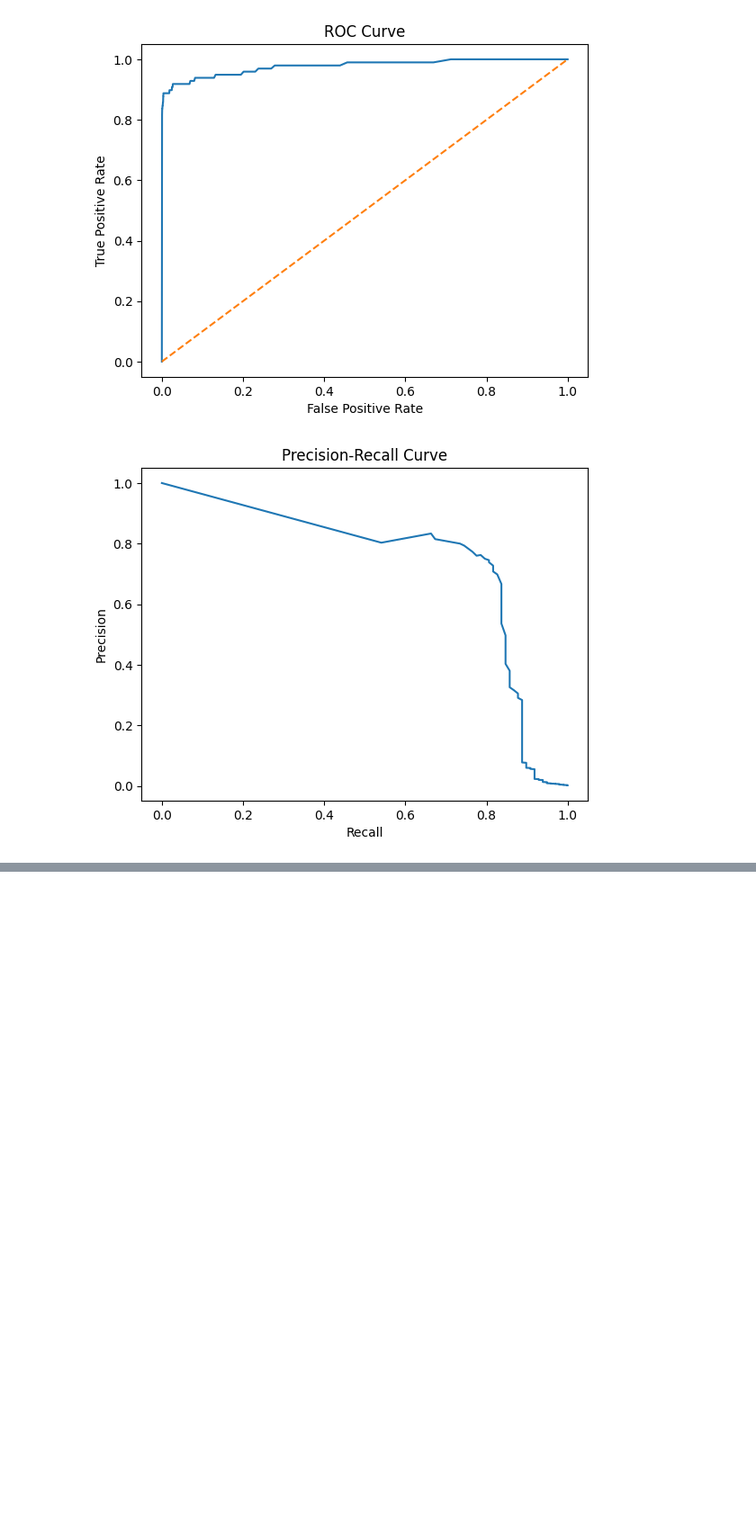
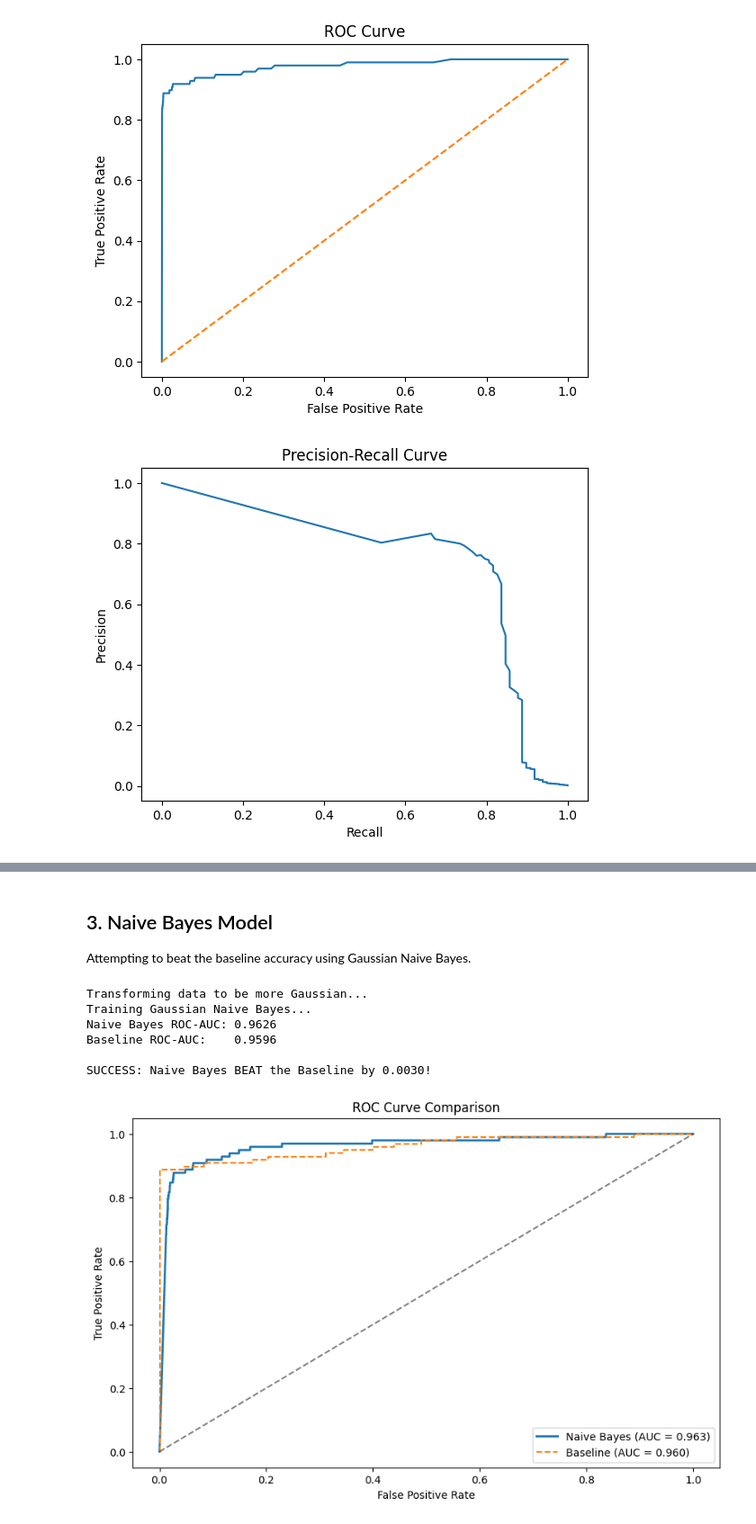
Before and after one commit to CSI-AI-5130/AI_Final_Project, a Jupyter notebook: CreditCardFraud.ipynb, the cells around one changed output, grey strips where cells are left out. Shown: that part at 90% size. Cells and saved outputs as stored; diff of their text form; code cells hidden in the pictures; blank space fills up the shorter version.

```diff
--- a/CreditCardFraud.ipynb
+++ b/CreditCardFraud.ipynb
@@ -294,0 +433,66 @@ F1-score (threshold=0.5): 0.0827
+# %% [markdown]
+## 3. Naive Bayes Model
+Attempting to beat the baseline accuracy using Gaussian Naive Bayes.
+# %%
+from sklearn.naive_bayes import GaussianNB
+from sklearn.preprocessing import PowerTransformer
+from sklearn.metrics import roc_auc_score, roc_curve
+import matplotlib.pyplot as plt
+
+# Preprocessing using Power Transformer as Gaussian Naive Bayes works best when features are normally distributed as in bell curve.
+# PowerTransformer helps converts the features to look more Gaussian.
+pt = PowerTransformer(method='yeo-johnson')
+
+print("Transforming data to be more Gaussian...")
+X_train_pt = pt.fit_transform(X_train)
+X_test_pt = pt.transform(X_test)
+
+# Training Model
+nb = GaussianNB()
+print("Training Gaussian Naive Bayes...")
+nb.fit(X_train_pt, y_train)
+
+# Evaluating ROC-AUC score
+y_prob_nb = nb.predict_proba(X_test_pt)[:, 1]
+nb_roc_auc = roc_auc_score(y_test, y_prob_nb)
+
+print(f"Naive Bayes ROC-AUC: {nb_roc_auc:.4f}")
+
+# Comparing this model with Baseline model
+if 'log_reg' in locals():
+    # Recalculating baseline score
+    y_prob_base = log_reg.predict_proba(X_test)[:, 1]
+    base_roc_auc = roc_auc_score(y_test, y_prob_base)
+
+    print(f"Baseline ROC-AUC:    {base_roc_auc:.4f}")
+
+    improvement = nb_roc_auc - base_roc_auc
+    if improvement > 0:
+        print(f"\nSUCCESS: Naive Bayes BEAT the Baseline by {improvement:.4f}!")
+    else:
+        print(f"\nResult: Naive Bayes did not beat the Baseline (Difference: {improvement:.4f})")
+
+    # Plotting ROC Comparison
+    fpr_nb, tpr_nb, _ = roc_curve(y_test, y_prob_nb)
+    fpr_base, tpr_base, _ = roc_curve(y_test, y_prob_base)
+
+    plt.figure(figsize=(10, 6))
+    plt.plot(fpr_nb, tpr_nb, label=f'Naive Bayes (AUC = {nb_roc_auc:.3f})', linewidth=2)
+    plt.plot(fpr_base, tpr_base, label=f'Baseline (AUC = {base_roc_auc:.3f})', linestyle='--')
+    plt.plot([0, 1], [0, 1], 'k--', alpha=0.5)
+    plt.title('ROC Curve Comparison')
+    plt.xlabel('False Positive Rate')
+    plt.ylabel('True Positive Rate')
+    plt.legend(loc='lower right')
+    plt.show()
+
+else:
+    print(f"Baseline model not in memory. Target to beat was ~0.9596.")
+# %% [output]
+Transforming data to be more Gaussian...
+Training Gaussian Naive Bayes...
+Naive Bayes ROC-AUC: 0.9626
+Baseline ROC-AUC:    0.9596
+
+SUCCESS: Naive Bayes BEAT the Baseline by 0.0030!
+[figure, added]
```
Also changed, not shown: parts of 8 cells of this notebook.
